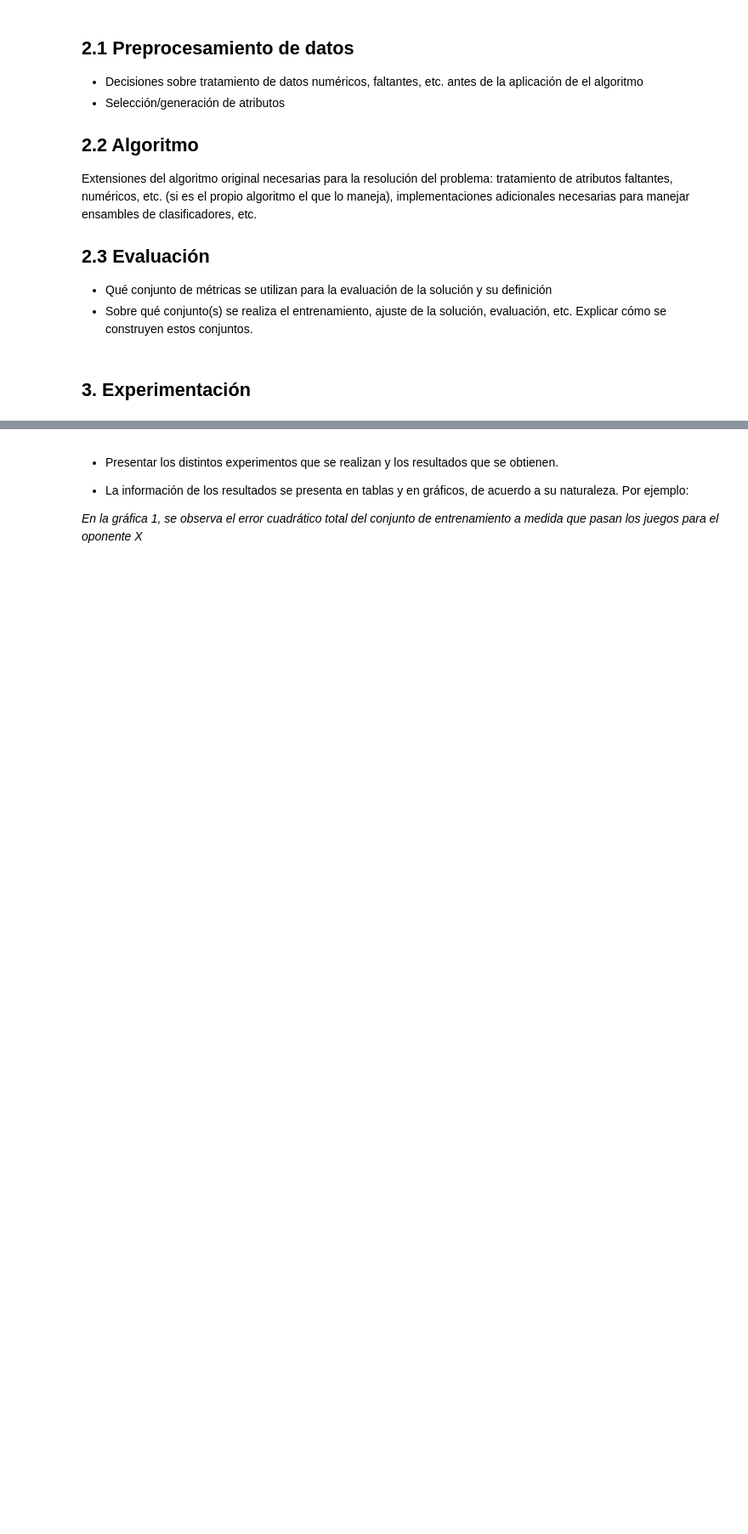
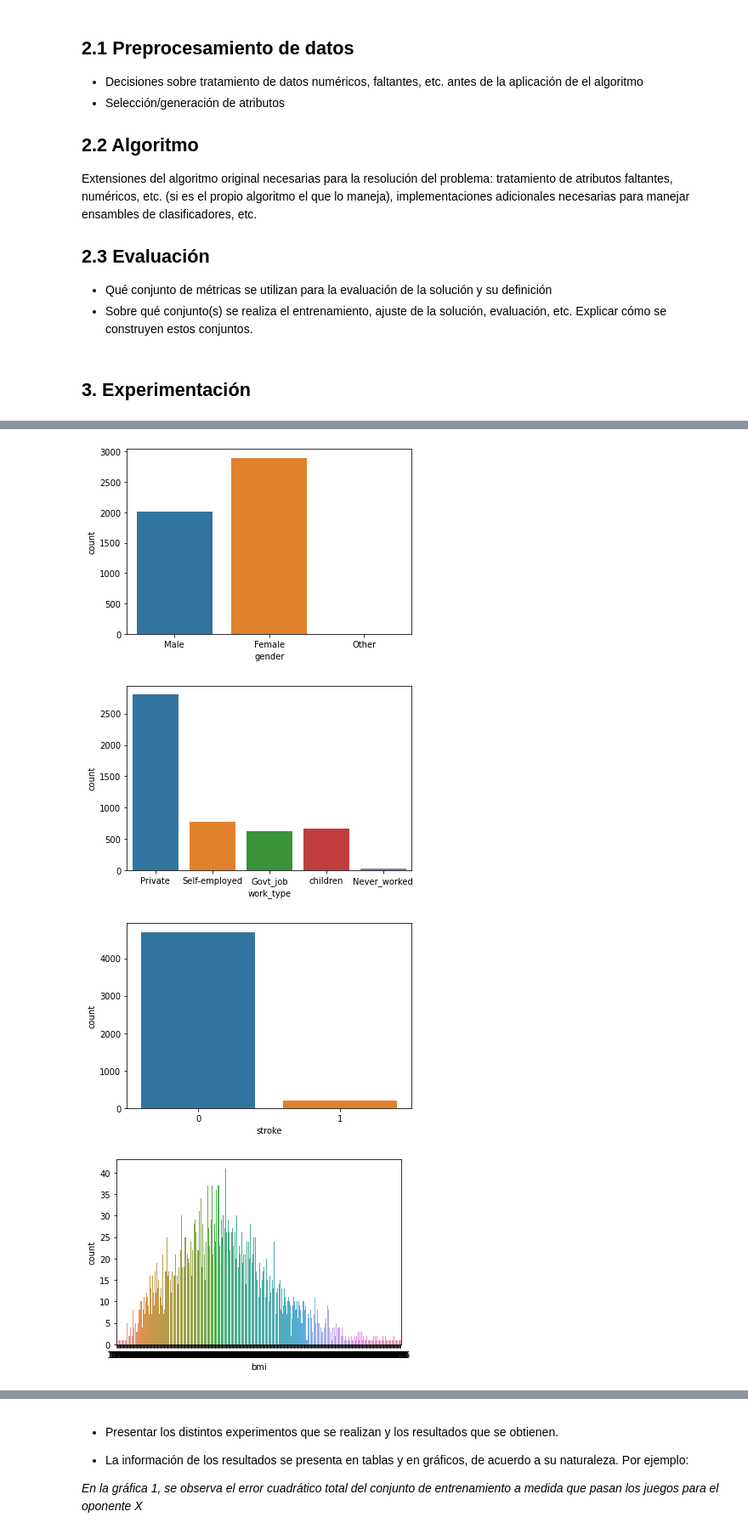
Before and after one commit to Gabito2000/Arboles-de-decision-ID3, a Jupyter notebook: G02_Informe_l2.ipynb, the cells around one changed output, grey strips where cells are left out. Shown at 85% size. Cells and saved outputs as stored; diff of their text form; code cells hidden in the pictures; blank space fills up the shorter version.

```diff
--- a/G02_Informe_l2.ipynb
+++ b/G02_Informe_l2.ipynb
@@ -110,0 +69,15 @@ Recall -> 1.0
+# %%
+#distribucion de los atributos
+sns.countplot(data = df, x="gender")
+plt.show()
+sns.countplot(data = df, x="work_type")
+plt.show()
+sns.countplot(data = df, x="stroke")
+plt.show()
+sns.countplot(data = df, x="bmi")
+plt.show()
+# %% [output]
+[figure, added]
+[figure, added]
+[figure, added]
+[figure, added]
```
Also changed, not shown: parts of 12 cells of this notebook.
